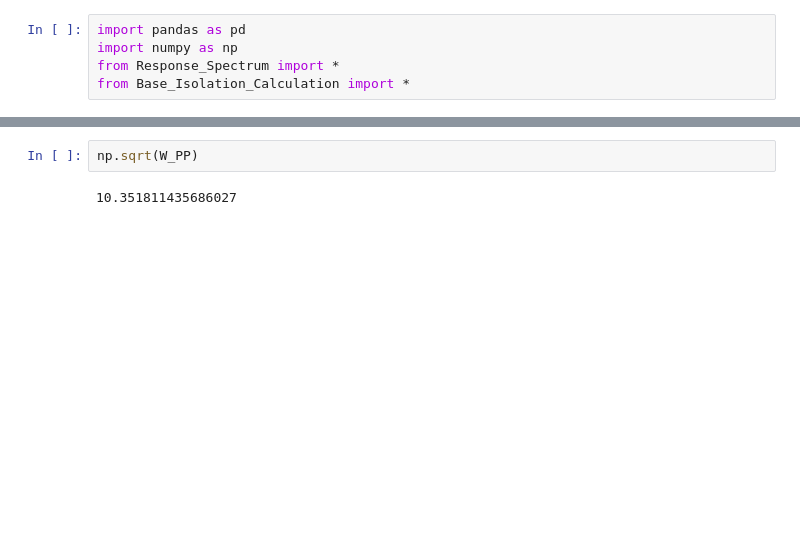
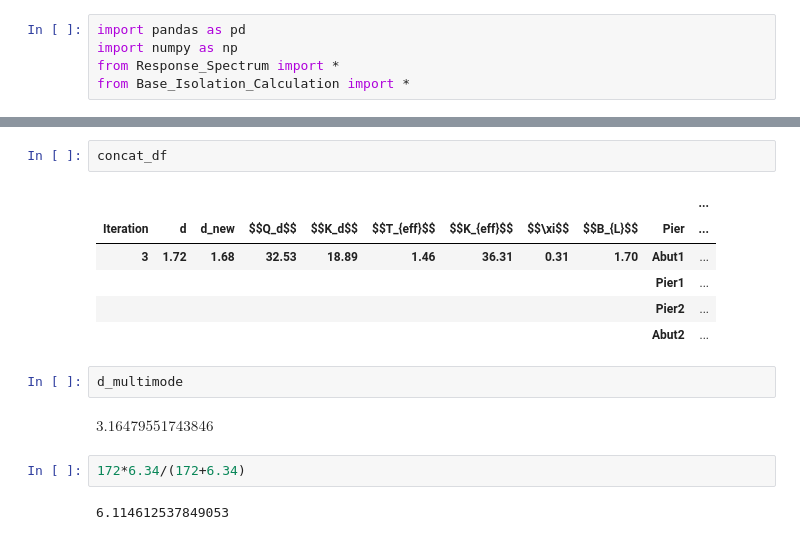
Before and after one commit to CFCSL/BASE-ISOLATION, a Jupyter notebook: Multimode_Base_Isolation.ipynb, the cells around one changed output, grey strips where cells are left out. Saved outputs shown, nothing was run; the diff lists cells and outputs as text; blank space fills up the shorter version.

```diff
--- a/Multimode_Base_Isolation.ipynb
+++ b/Multimode_Base_Isolation.ipynb
@@ -571,4 +472,17 @@ TypeError: loop of ufunc does not support argument 0 of type Float which has no
-# %%
-np.sqrt(W_PP)
-# %% [output]
-10.351811435686027
+# %%
+concat_df
+# %% [output]
+|  |  |  |  |  |  |  |  |  |  | ... |
+| Iteration | d | d_new | $$Q_d$$ | $$K_d$$ | $$T_{eff}$$ | $$K_{eff}$$ | $$\xi$$ | $$B_{L}$$ | Pier | ... |
+| 3 | 1.72 | 1.68 | 32.53 | 18.89 | 1.46 | 36.31 | 0.31 | 1.70 | Abut1 | ... |
+|  |  |  |  |  |  |  |  |  | Pier1 | ... |
+|  |  |  |  |  |  |  |  |  | Pier2 | ... |
+|  |  |  |  |  |  |  |  |  | Abut2 | ... |
+# %%
+d_multimode
+# %% [output]
+$\displaystyle 3.16479551743846$
+# %%
+172*6.34/(172+6.34)
+# %% [output]
+6.114612537849053
```
Also changed, not shown: parts of 6 cells of this notebook.
